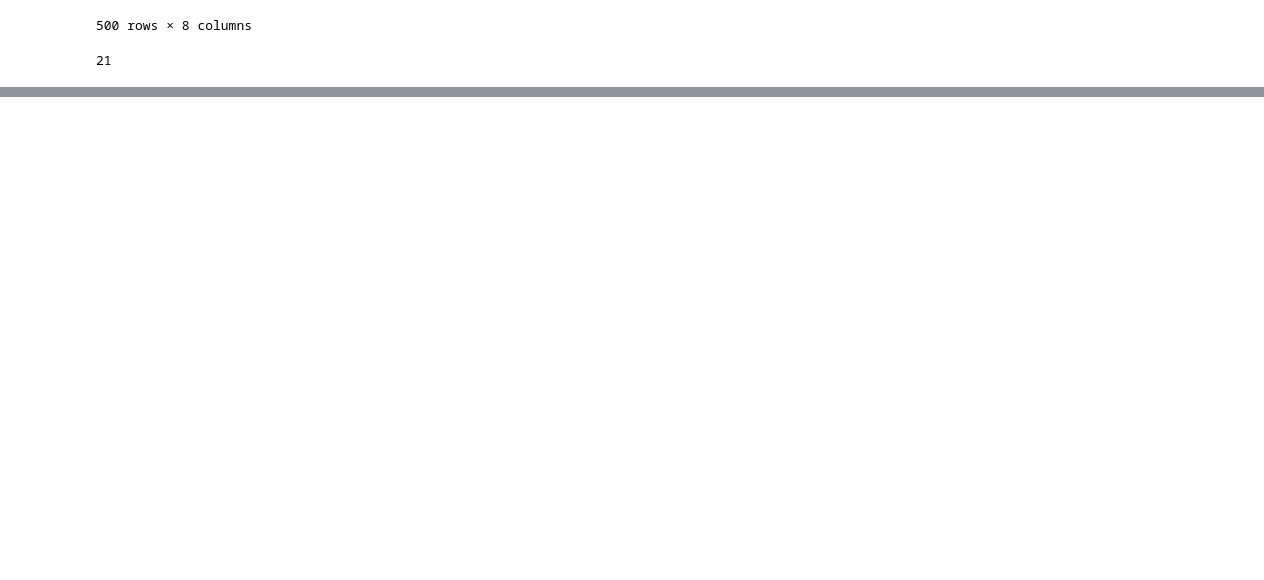
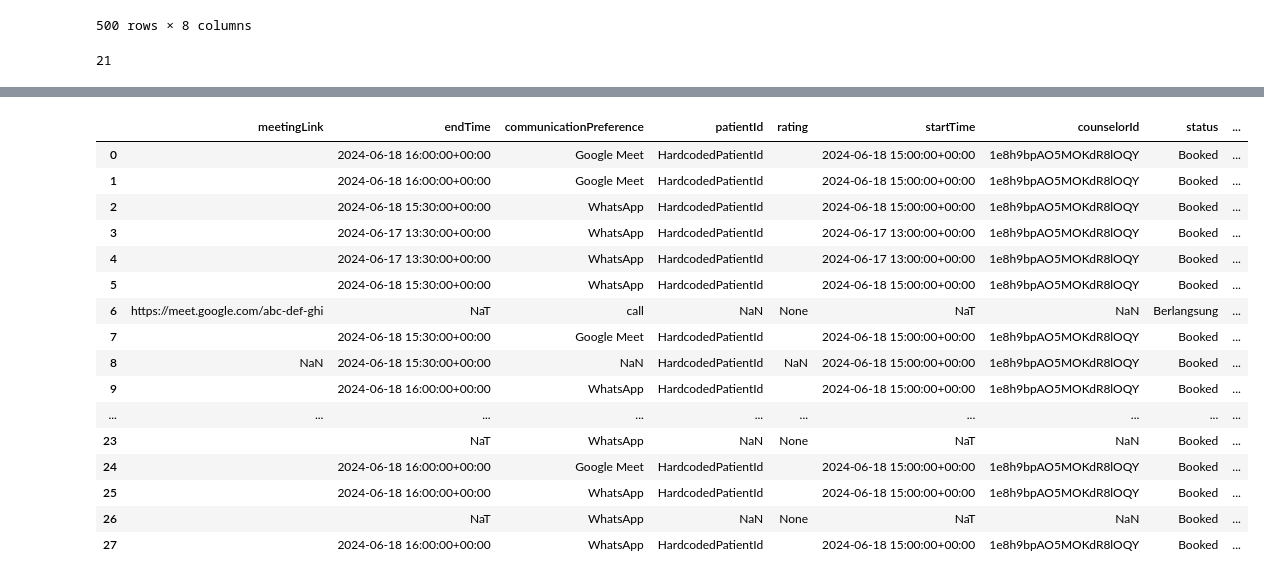
Before and after one commit to Curhat-AI/CeritaKita-Machine-Learning, a Jupyter notebook: recommendation-konselor-knowledge-base/recommendation-systems-knowledge.ipynb, the cells around one changed output, grey strips where cells are left out. Cells and saved outputs as stored; diff of their text form; code cells hidden in the pictures; blank space fills up the shorter version.

Commit message:
Counselor Reccomendation Systems Notebook

```diff
--- a/recommendation-konselor-knowledge-base/recommendation-systems-knowledge.ipynb
+++ b/recommendation-konselor-knowledge-base/recommendation-systems-knowledge.ipynb
@@ -101,0 +130,5 @@ user_dummy
+# %%
+cred = firebase_admin.credentials.Certificate("serviceaccountKey-firebase-adminsdk.json")
+firebase_admin.initialize_app(cred)
+db = firestore.client()
+credentials = service_account.Credentials.from_service_account_file("serviceaccountKey-firebase-adminsdk.json")
@@ -101,0 +198,31 @@ user_dummy
+# %%
+counseling_detail = list(db.collection('counselingSessions').stream())
+# users_id = list(map(lambda x: x.id, users))
+counseling_detail_dict = list(map(lambda x: x.to_dict(), counseling_detail))
+# print(users_dict)
+df_counseling_detail = pd.DataFrame(counseling_detail_dict)
+df_counseling_detail = df_counseling_detail["counselingDetails"]
+df_counseling_detail
+
+df_counseling_detail = df_counseling_detail.where(df_counseling_detail.notna(), lambda x: [{}])
+
+df_counseling_details = pd.DataFrame.from_dict(df_counseling_detail.to_list())
+df_counseling_details
+# %% [output]
+|  | meetingLink | endTime | communicationPreference | patientId | rating | startTime | counselorId | status | ... |
+| 0 |  | 2024-06-18 16:00:00+00:00 | Google Meet | HardcodedPatientId |  | 2024-06-18 15:00:00+00:00 | 1e8h9bpAO5MOKdR8lOQY | Booked | ... |
+| 1 |  | 2024-06-18 16:00:00+00:00 | Google Meet | HardcodedPatientId |  | 2024-06-18 15:00:00+00:00 | 1e8h9bpAO5MOKdR8lOQY | Booked | ... |
+| 2 |  | 2024-06-18 15:30:00+00:00 | WhatsApp | HardcodedPatientId |  | 2024-06-18 15:00:00+00:00 | 1e8h9bpAO5MOKdR8lOQY | Booked | ... |
+| 3 |  | 2024-06-17 13:30:00+00:00 | WhatsApp | HardcodedPatientId |  | 2024-06-17 13:00:00+00:00 | 1e8h9bpAO5MOKdR8lOQY | Booked | ... |
+| 4 |  | 2024-06-17 13:30:00+00:00 | WhatsApp | HardcodedPatientId |  | 2024-06-17 13:00:00+00:00 | 1e8h9bpAO5MOKdR8lOQY | Booked | ... |
+| 5 |  | 2024-06-18 15:30:00+00:00 | WhatsApp | HardcodedPatientId |  | 2024-06-18 15:00:00+00:00 | 1e8h9bpAO5MOKdR8lOQY | Booked | ... |
+| 6 | https://meet.google.com/abc-def-ghi | NaT | call | NaN | None | NaT | NaN | Berlangsung | ... |
+| 7 |  | 2024-06-18 15:30:00+00:00 | Google Meet | HardcodedPatientId |  | 2024-06-18 15:00:00+00:00 | 1e8h9bpAO5MOKdR8lOQY | Booked | ... |
+| 8 | NaN | 2024-06-18 15:30:00+00:00 | NaN | HardcodedPatientId | NaN | 2024-06-18 15:00:00+00:00 | 1e8h9bpAO5MOKdR8lOQY | Booked | ... |
+| 9 |  | 2024-06-18 16:00:00+00:00 | WhatsApp | HardcodedPatientId |  | 2024-06-18 15:00:00+00:00 | 1e8h9bpAO5MOKdR8lOQY | Booked | ... |
+| ... | ... | ... | ... | ... | ... | ... | ... | ... | ... |
+| 23 |  | NaT | WhatsApp | NaN | None | NaT | NaN | Booked | ... |
+| 24 |  | 2024-06-18 16:00:00+00:00 | Google Meet | HardcodedPatientId |  | 2024-06-18 15:00:00+00:00 | 1e8h9bpAO5MOKdR8lOQY | Booked | ... |
+| 25 |  | 2024-06-18 16:00:00+00:00 | WhatsApp | HardcodedPatientId |  | 2024-06-18 15:00:00+00:00 | 1e8h9bpAO5MOKdR8lOQY | Booked | ... |
+| 26 |  | NaT | WhatsApp | NaN | None | NaT | NaN | Booked | ... |
+| 27 |  | 2024-06-18 16:00:00+00:00 | WhatsApp | HardcodedPatientId |  | 2024-06-18 15:00:00+00:00 | 1e8h9bpAO5MOKdR8lOQY | Booked | ... |
```
Also changed, not shown: parts of 9 cells of this notebook.
